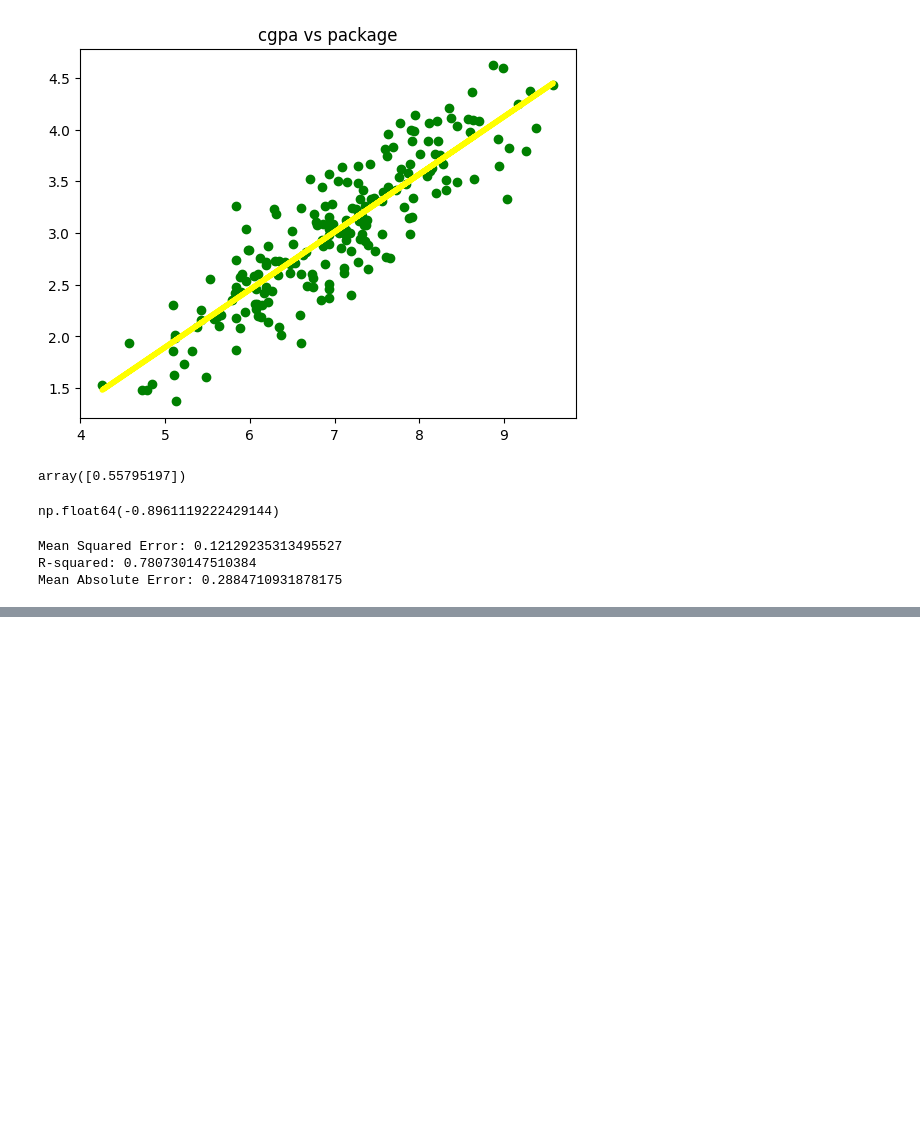
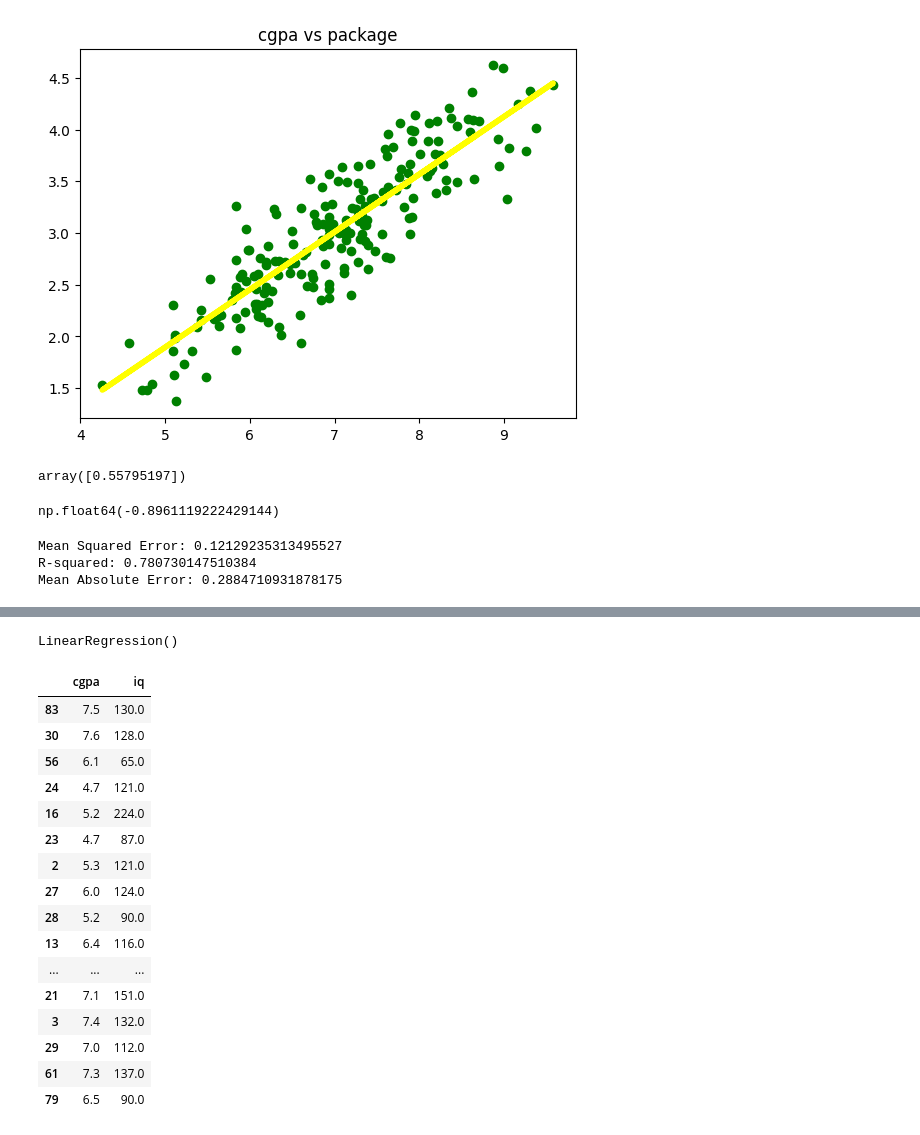
Before and after one commit to pragatii-sharmaa/Machine-Learning-Algorithms-code, a Jupyter notebook: SupervisedML.ipynb, the cells around one changed output, grey strips where cells are left out. Drawn from its saved outputs; the diff is of its cells as text; code cells hidden in the pictures; blank space fills up the shorter version.

```diff
--- a/SupervisedML.ipynb
+++ b/SupervisedML.ipynb
@@ -135,0 +163,3 @@ Mean Absolute Error: 0.2884710931878175
+# %%
+df2 = df2[['cgpa','iq','placement']]
+df2
@@ -135,0 +180,3 @@ Mean Absolute Error: 0.2884710931878175
+# %%
+X= df2.iloc[:,0:2]
+X
@@ -135,0 +197,3 @@ Mean Absolute Error: 0.2884710931878175
+# %%
+y= df2.iloc[:,-1]
+y
@@ -135,0 +221,3 @@ Mean Absolute Error: 0.2884710931878175
+# %%
+from sklearn.model_selection import train_test_split
+X_train,X_test,y_train,y_test= train_test_split(X,y,test_size=0.2,random_state=2)
@@ -135,0 +228,4 @@ Mean Absolute Error: 0.2884710931878175
+# %%
+lr.fit(X_train,y_train)
+# %% [output]
+LinearRegression()
@@ -135,0 +234,20 @@ Mean Absolute Error: 0.2884710931878175
+# %%
+X_test
+# %% [output]
+|  | cgpa | iq |
+| 83 | 7.5 | 130.0 |
+| 30 | 7.6 | 128.0 |
+| 56 | 6.1 | 65.0 |
+| 24 | 4.7 | 121.0 |
+| 16 | 5.2 | 224.0 |
+| 23 | 4.7 | 87.0 |
+| 2 | 5.3 | 121.0 |
+| 27 | 6.0 | 124.0 |
+| 28 | 5.2 | 90.0 |
+| 13 | 6.4 | 116.0 |
+| ... | ... | ... |
+| 21 | 7.1 | 151.0 |
+| 3 | 7.4 | 132.0 |
+| 29 | 7.0 | 112.0 |
+| 61 | 7.3 | 137.0 |
+| 79 | 6.5 | 90.0 |
```
Also changed, not shown: parts of 19 cells of this notebook.
